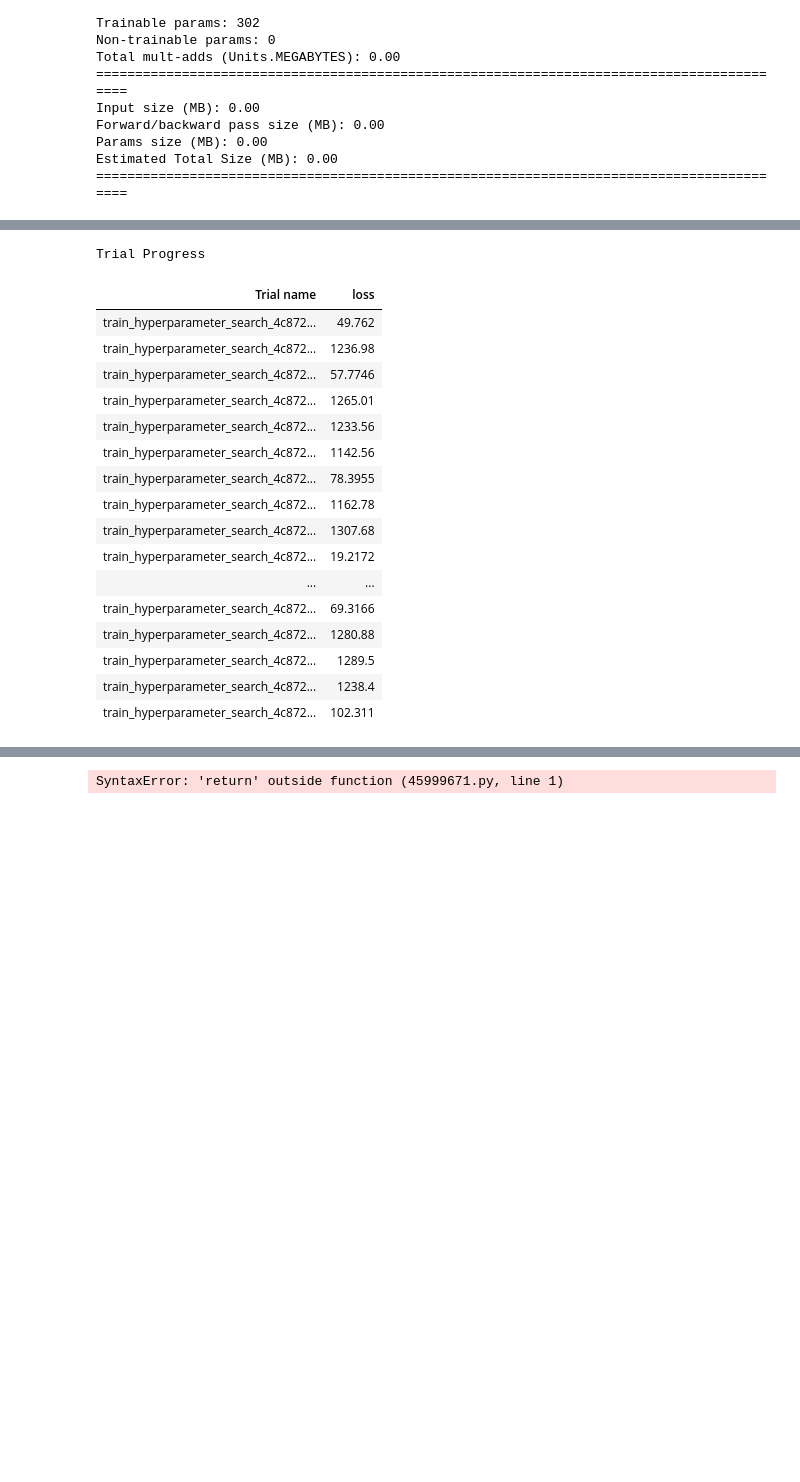
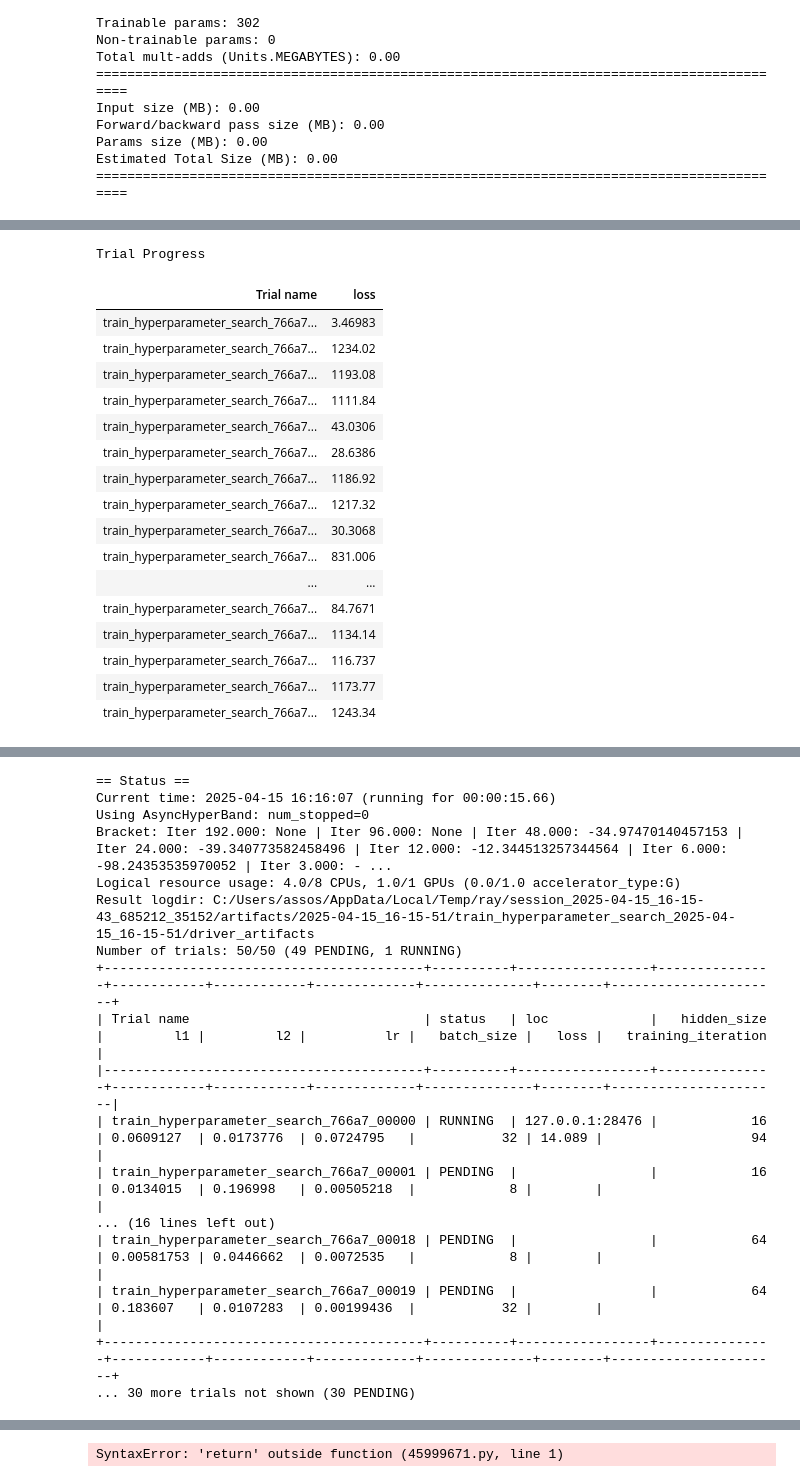
Before and after one commit to MrP123/scf_nn, a Jupyter notebook: test_previous_work.ipynb, the cells around one changed output, grey strips where cells are left out. Saved outputs shown, nothing was run; the diff lists cells and outputs as text; code cells hidden in the pictures; blank space fills up the shorter version.

```diff
--- a/test_previous_work.ipynb
+++ b/test_previous_work.ipynb
@@ -41,7 +41,7 @@ def get_dataset(dataset: Dataset, validation_split: float, batch_size: int) -> t
 
     # Create a dataset
     train = DataLoader(train_ds, batch_size=batch_size, shuffle=True)
-    val = DataLoader(val_ds, batch_size=batch_size, shuffle=False)
+    val = DataLoader(val_ds, batch_size=batch_size, shuffle=True) #Shuffle was false before
 
     return train, val
 
@@ -179,8 +197,18 @@ def train_model(model: torch.nn.Module, dataset: Dataset, loss_fn: torch.nn.modu
     return met
 # %%
 loss_fn = torch.nn.MSELoss()
-optimizer = torch.optim.Adamax(model.parameters(), lr=1e-2)
+optimizer = torch.optim.Adamax(model.parameters(), lr=8e-2)
 
 model.to(current_device) #move to GPU
-history = train_model(model, train_dataset, loss_fn, optimizer, epochs=150, validation_split=0.2, batch_size=batch_size, lambda1=0.05, lambda2=0.02)
+history = train_model(model, train_dataset, loss_fn, optimizer, epochs=200, validation_split=0.2, batch_size=batch_size, lambda1=0.023, lambda2=0.011)
 #l1=0.05, l2=0.02
+
+# Plot history
+plt.figure()
+
+epochs = range(len(history["train_loss"]))
+plt_list = [["train_loss", "-"], ["val_loss", "--"]]
+
+for name, style in plt_list:
+    plt.plot(epochs, history[name], style, label=name)
+plt.legend(loc="best")
@@ -263,16 +272,16 @@ def train_hyperparameter_search(config: dict, checkpoint_dir: str = None):
 # %%
 config = {
-    "hidden_size": tune.sample_from(lambda _: 2 ** np.random.randint(3, 8)),
-    "epochs": tune.qrandint(20, 200, 10),
-    "l1": tune.loguniform(5e-3, 2),
-    "l2": tune.loguniform(5e-3, 2),
+    "hidden_size": tune.sample_from(lambda _: 2 ** np.random.randint(4, 6+1)),
+    #"epochs": tune.qrandint(20, 200, 10),
+    "l1": tune.loguniform(5e-3, 5e-1),
+    "l2": tune.loguniform(5e-3, 5e-1),
     "lr": tune.loguniform(1e-4, 1e-1),
-    "batch_size": tune.choice([2, 4, 8, 16, 32])
+    "batch_size": tune.choice([4, 8, 16, 32])
 }
 
-scheduler = ASHAScheduler(metric="loss", mode="min", max_t=200, grace_period=2, reduction_factor=2)
+scheduler = ASHAScheduler(metric="loss", mode="min", max_t=200, grace_period=3, reduction_factor=2)
 reporter = CLIReporter(
-    parameter_columns=["hidden_size", "epochs", "l1", "l2", "lr", "batch_size"],
+    parameter_columns=["hidden_size", "l1", "l2", "lr", "batch_size"],
     metric_columns=["loss", "training_iteration"]
 )
 # %%
@@ -283,7 +292,7 @@ result = tune.run(
     train_hyperparameter_search,
     resources_per_trial={"cpu": 4, "gpu": 1},
     config=config,
-    num_samples=20,
+    num_samples=50,
     scheduler=scheduler, progress_reporter=reporter, trial_dirname_creator=short_dirname
 )
 # %% [output]
@@ -307,18 +319,18 @@ Number of trials: 20/20 (20 PENDING)
 Trial Progress
 | Trial name | loss |
-| train_hyperparameter_search_4c872... | 49.762 |
-| train_hyperparameter_search_4c872... | 1236.98 |
-| train_hyperparameter_search_4c872... | 57.7746 |
-| train_hyperparameter_search_4c872... | 1265.01 |
-| train_hyperparameter_search_4c872... | 1233.56 |
-| train_hyperparameter_search_4c872... | 1142.56 |
-| train_hyperparameter_search_4c872... | 78.3955 |
-| train_hyperparameter_search_4c872... | 1162.78 |
-| train_hyperparameter_search_4c872... | 1307.68 |
-| train_hyperparameter_search_4c872... | 19.2172 |
+| train_hyperparameter_search_766a7... | 3.46983 |
+| train_hyperparameter_search_766a7... | 1234.02 |
+| train_hyperparameter_search_766a7... | 1193.08 |
+| train_hyperparameter_search_766a7... | 1111.84 |
+| train_hyperparameter_search_766a7... | 43.0306 |
+| train_hyperparameter_search_766a7... | 28.6386 |
+| train_hyperparameter_search_766a7... | 1186.92 |
+| train_hyperparameter_search_766a7... | 1217.32 |
+| train_hyperparameter_search_766a7... | 30.3068 |
+| train_hyperparameter_search_766a7... | 831.006 |
 | ... | ... |
-| train_hyperparameter_search_4c872... | 69.3166 |
-| train_hyperparameter_search_4c872... | 1280.88 |
-| train_hyperparameter_search_4c872... | 1289.5 |
-| train_hyperparameter_search_4c872... | 1238.4 |
-| train_hyperparameter_search_4c872... | 102.311 |
+| train_hyperparameter_search_766a7... | 84.7671 |
+| train_hyperparameter_search_766a7... | 1134.14 |
+| train_hyperparameter_search_766a7... | 116.737 |
+| train_hyperparameter_search_766a7... | 1173.77 |
+| train_hyperparameter_search_766a7... | 1243.34 |
@@ -360,0 +372,17 @@ Number of trials: 20/20 (20 TERMINATED)
+== Status ==
+Current time: 2025-04-15 16:16:07 (running for 00:00:15.66)
+Using AsyncHyperBand: num_stopped=0
+Bracket: Iter 192.000: None | Iter 96.000: None | Iter 48.000: -34.97470140457153 | Iter 24.000: -39.340773582458496 | Iter 12.000: -12.344513257344564 | Iter 6.000: -98.24353535970052 | Iter 3.000: - ...
+Logical resource usage: 4.0/8 CPUs, 1.0/1 GPUs (0.0/1.0 accelerator_type:G)
+Result logdir: C:/Users/assos/AppData/Local/Temp/ray/session_2025-04-15_16-15-43_685212_35152/artifacts/2025-04-15_16-15-51/train_hyperparameter_search_2025-04-15_16-15-51/driver_artifacts
+Number of trials: 50/50 (49 PENDING, 1 RUNNING)
++-----------------------------------------+----------+-----------------+---------------+------------+------------+-------------+--------------+--------+----------------------+
+| Trial name                              | status   | loc             |   hidden_size |         l1 |         l2 |          lr |   batch_size |   loss |   training_iteration |
+|-----------------------------------------+----------+-----------------+---------------+------------+------------+-------------+--------------+--------+----------------------|
+| train_hyperparameter_search_766a7_00000 | RUNNING  | 127.0.0.1:28476 |            16 | 0.0609127  | 0.0173776  | 0.0724795   |           32 | 14.089 |                   94 |
+| train_hyperparameter_search_766a7_00001 | PENDING  |                 |            16 | 0.0134015  | 0.196998   | 0.00505218  |            8 |        |                      |
+... (16 lines left out)
+| train_hyperparameter_search_766a7_00018 | PENDING  |                 |            64 | 0.00581753 | 0.0446662  | 0.0072535   |            8 |        |                      |
+| train_hyperparameter_search_766a7_00019 | PENDING  |                 |            64 | 0.183607   | 0.0107283  | 0.00199436  |           32 |        |                      |
++-----------------------------------------+----------+-----------------+---------------+------------+------------+-------------+--------------+--------+----------------------+
+... 30 more trials not shown (30 PENDING)
```
Also changed, not shown: parts of 11 cells of this notebook, 5 other files.
